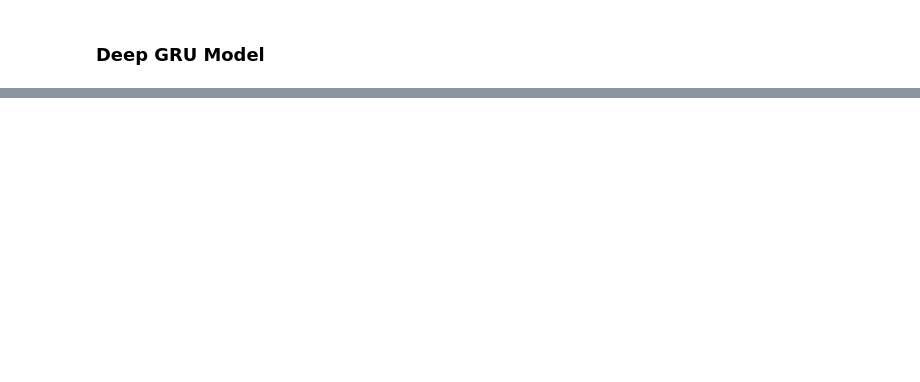
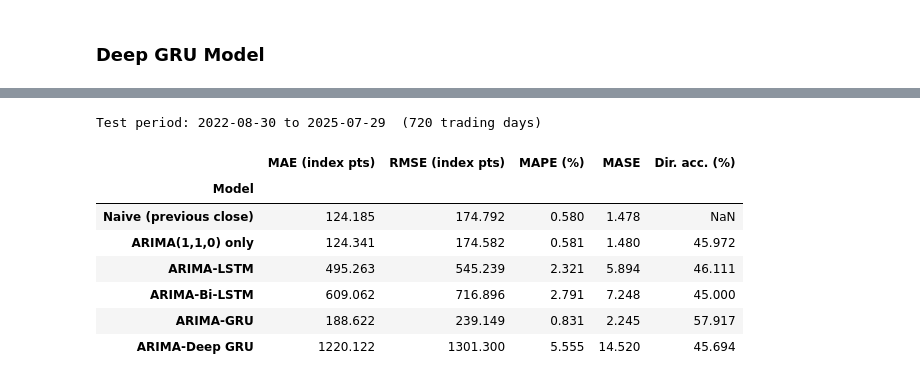
Before and after one commit to R-stack-sudo/nifty50-stock-price-prediction, a Jupyter notebook: Nifty50_StockPricePrediction.ipynb, the cells around one changed output, grey strips where cells are left out. Saved outputs shown, nothing was run; the diff lists cells and outputs as text; code cells hidden in the pictures; blank space fills up the shorter version.

```diff
--- a/Nifty50_StockPricePrediction.ipynb
+++ b/Nifty50_StockPricePrediction.ipynb
@@ -532,0 +541,55 @@ plt.show()
+# %%
+# Convert each model's test predictions back to closing prices (index points) and evaluate on the same dates
+from sklearn.metrics import mean_absolute_error
+
+dates = diff_results.index[training_size + time_step : training_size + time_step + len(y_test)]
+log_close = df2['close']
+actual = np.exp(log_close.reindex(dates).values)
+prev_close = np.exp(log_close.shift(1).reindex(dates).values)
+
+# in-sample naive one-step error (training period) for MASE, in index points
+train_dates = diff_results.index[:training_size]
+train_close = np.exp(log_close.reindex(train_dates).values)
+naive_train_mae = np.mean(np.abs(np.diff(train_close)))
+
+# ARIMA(1,1,0)-only baseline: fitted on the training period, then applied to the full series for one-step-ahead forecasts
+lc = log_close.reset_index(drop=True)
+n_train = lc.index[log_close.index.get_indexer(train_dates)].max() + 1
+arima_fit = ARIMA(lc.iloc[:n_train], order=(1, 1, 0)).fit()
+arima_full = arima_fit.apply(lc)
+arima_one_step = np.exp(arima_full.fittedvalues.reindex(log_close.index.get_indexer(dates)).values)
+
+forecasts = {
+    'Naive (previous close)': prev_close,
+    'ARIMA(1,1,0) only': arima_one_step,
+    'ARIMA-LSTM': np.exp(scaler.inverse_transform(test_predict)).ravel(),
+    'ARIMA-Bi-LSTM': np.exp(scaler.inverse_transform(test_predict_bi)).ravel(),
+    'ARIMA-GRU': np.exp(scaler.inverse_transform(test_predict_gru)).ravel(),
+    'ARIMA-Deep GRU': np.exp(scaler.inverse_transform(test_predict_dgru)).ravel(),
+}
+
+rows = []
+for name, f in forecasts.items():
+    err = actual - f
+    mae = np.mean(np.abs(err))
+    rows.append({
+        'Model': name,
+        'MAE (index pts)': mae,
+        'RMSE (index pts)': np.sqrt(np.mean(err ** 2)),
+        'MAPE (%)': 100 * np.mean(np.abs(err) / actual),
+        'MASE': mae / naive_train_mae,
+        'Dir. acc. (%)': np.nan if name.startswith('Naive') else 100 * np.mean(np.sign(f - prev_close) == np.sign(actual - prev_close)),
+    })
+results_price = pd.DataFrame(rows).set_index('Model').round(3)
+print(f"Test period: {dates[0]} to {dates[-1]}  ({len(dates)} trading days)")
+results_price
+# %% [output]
+Test period: 2022-08-30 to 2025-07-29  (720 trading days)
+|  | MAE (index pts) | RMSE (index pts) | MAPE (%) | MASE | Dir. acc. (%) |
+| Model |  |  |  |  |  |
+| Naive (previous close) | 124.185 | 174.792 | 0.580 | 1.478 | NaN |
+| ARIMA(1,1,0) only | 124.341 | 174.582 | 0.581 | 1.480 | 45.972 |
+| ARIMA-LSTM | 495.263 | 545.239 | 2.321 | 5.894 | 46.111 |
+| ARIMA-Bi-LSTM | 609.062 | 716.896 | 2.791 | 7.248 | 45.000 |
+| ARIMA-GRU | 188.622 | 239.149 | 0.831 | 2.245 | 57.917 |
+| ARIMA-Deep GRU | 1220.122 | 1301.300 | 5.555 | 14.520 | 45.694 |
```
Also changed, not shown: parts of 29 cells of this notebook, 2 other files.
